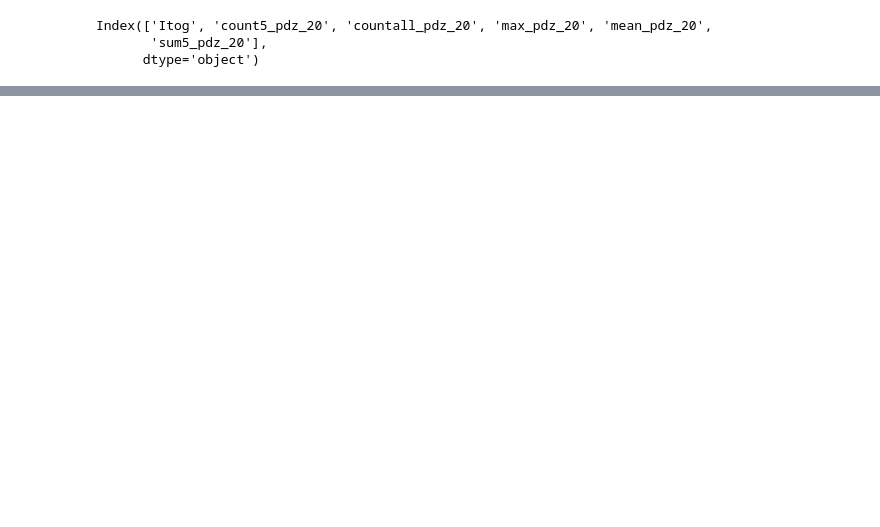
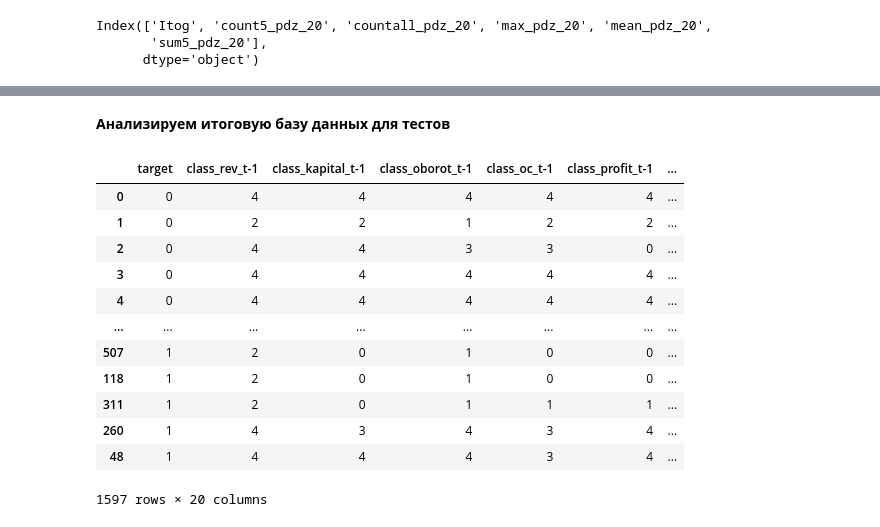
Before and after one commit to artbb/final, a Jupyter notebook: project.ipynb, the cells around one changed output, grey strips where cells are left out. Drawn from its saved outputs; the diff is of its cells as text; code cells hidden in the pictures; blank space fills up the shorter version.

```diff
--- a/project.ipynb
+++ b/project.ipynb
@@ -298,0 +587,6 @@ Index(['Itog', 'PDZ30', 'PDZ365', 'PDZ700', 'PDZ90', 'count5_pdz_20',
+# %%
+num_0 = int(round(len(df_test[df_test['target']==0])*0.6,0))
+# %%
+num_1 = len(df_test[df_test['target']==1])
+
+df_test = pd.concat([df_test[df_test['target']==0] , df_test[df_test['target']==1].sample(num_0, replace=True) ])
@@ -298,0 +867,5 @@ Index(['Itog', 'PDZ30', 'PDZ365', 'PDZ700', 'PDZ90', 'count5_pdz_20',
+# %%
+itog_columns = ['target', 'class_rev_t-1', 'class_kapital_t-1', 'class_oborot_t-1', 'class_oc_t-1', 'class_profit_t-1',
+                'growth_kapital_t-1', 'growth_krat_liabil_t-1', 'growth_oc_t-1', 'growth_profit_t-1', 'growth_revenue_t-1',
+                'margin_profit_-1', 'reven_debt-1', 'margin_profit_-2', 'reven_debt-2',
+               'class_rev_t-2', 'class_oborot_t-2', 'class_oc_t-2', 'class_profit_t-2', 'class_rev_t-2']
@@ -298,0 +901,20 @@ Index(['Itog', 'PDZ30', 'PDZ365', 'PDZ700', 'PDZ90', 'count5_pdz_20',
+# %% [markdown]
+**Анализируем итоговую базу данных для тестов**
+# %%
+df_itog = df_test[itog_columns]
+# %%
+df_itog
+# %% [output]
+|  | target | class_rev_t-1 | class_kapital_t-1 | class_oborot_t-1 | class_oc_t-1 | class_profit_t-1 | ... |
+| 0 | 0 | 4 | 4 | 4 | 4 | 4 | ... |
+| 1 | 0 | 2 | 2 | 1 | 2 | 2 | ... |
+| 2 | 0 | 4 | 4 | 3 | 3 | 0 | ... |
+| 3 | 0 | 4 | 4 | 4 | 4 | 4 | ... |
+| 4 | 0 | 4 | 4 | 4 | 4 | 4 | ... |
+| ... | ... | ... | ... | ... | ... | ... | ... |
+| 507 | 1 | 2 | 0 | 1 | 0 | 0 | ... |
+| 118 | 1 | 2 | 0 | 1 | 0 | 0 | ... |
+| 311 | 1 | 2 | 0 | 1 | 1 | 1 | ... |
+| 260 | 1 | 4 | 3 | 4 | 3 | 4 | ... |
+| 48 | 1 | 4 | 4 | 4 | 3 | 4 | ... |
+1597 rows × 20 columns
```
Also changed, not shown: parts of 95 cells of this notebook.
